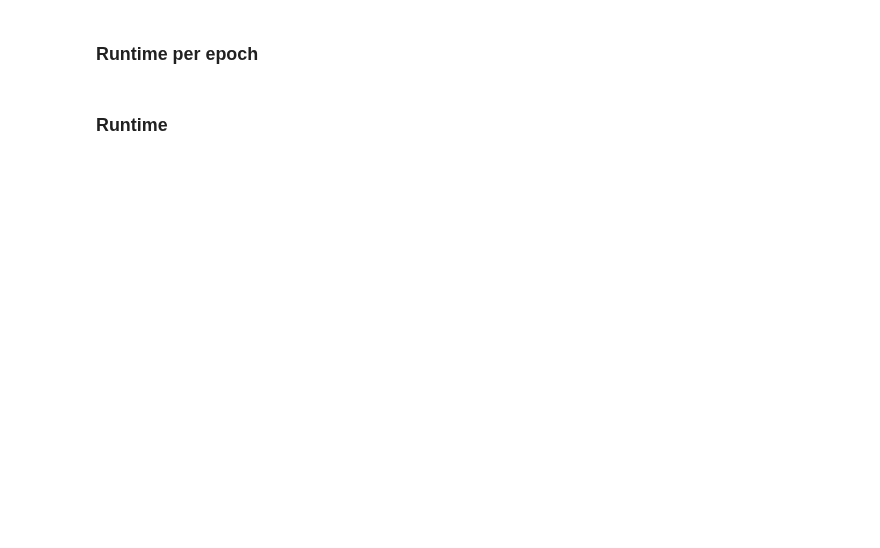
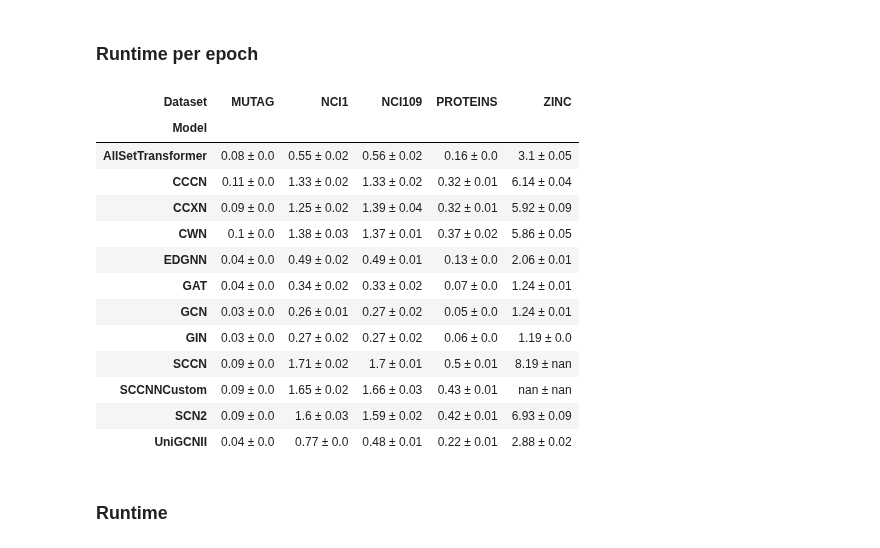
Before and after one commit to geometric-intelligence/TopoBench, a Jupyter notebook: tutorials/extract_time.ipynb, the cells around one changed output. Drawn from its saved outputs; the diff is of its cells as text; code cells hidden in the pictures; blank space fills up the shorter version.

```diff
--- a/tutorials/extract_time.ipynb
+++ b/tutorials/extract_time.ipynb
@@ -328,7 +320,22 @@ result_dict.columns = ["Dataset", "Model", "Average Time per Epoch"]
 # %%
 result_dict.pivot_table(
     index="Model", columns="Dataset", values="Average Time per Epoch", aggfunc="first"
-)[['MUTAG', 'NCI1','NCI109','PROTEINS','ZINC','IMDB-BINARY','IMDB-MULTI']]
+)[['MUTAG', 'NCI1','NCI109','PROTEINS','ZINC']]
+# %% [output]
+| Dataset | MUTAG | NCI1 | NCI109 | PROTEINS | ZINC |
+| Model |  |  |  |  |  |
+| AllSetTransformer | 0.08 ± 0.0 | 0.55 ± 0.02 | 0.56 ± 0.02 | 0.16 ± 0.0 | 3.1 ± 0.05 |
+| CCCN | 0.11 ± 0.0 | 1.33 ± 0.02 | 1.33 ± 0.02 | 0.32 ± 0.01 | 6.14 ± 0.04 |
+| CCXN | 0.09 ± 0.0 | 1.25 ± 0.02 | 1.39 ± 0.04 | 0.32 ± 0.01 | 5.92 ± 0.09 |
+| CWN | 0.1 ± 0.0 | 1.38 ± 0.03 | 1.37 ± 0.01 | 0.37 ± 0.02 | 5.86 ± 0.05 |
+| EDGNN | 0.04 ± 0.0 | 0.49 ± 0.02 | 0.49 ± 0.01 | 0.13 ± 0.0 | 2.06 ± 0.01 |
+| GAT | 0.04 ± 0.0 | 0.34 ± 0.02 | 0.33 ± 0.02 | 0.07 ± 0.0 | 1.24 ± 0.01 |
+| GCN | 0.03 ± 0.0 | 0.26 ± 0.01 | 0.27 ± 0.02 | 0.05 ± 0.0 | 1.24 ± 0.01 |
+| GIN | 0.03 ± 0.0 | 0.27 ± 0.02 | 0.27 ± 0.02 | 0.06 ± 0.0 | 1.19 ± 0.0 |
+| SCCN | 0.09 ± 0.0 | 1.71 ± 0.02 | 1.7 ± 0.01 | 0.5 ± 0.01 | 8.19 ± nan |
+| SCCNNCustom | 0.09 ± 0.0 | 1.65 ± 0.02 | 1.66 ± 0.03 | 0.43 ± 0.01 | nan ± nan |
+| SCN2 | 0.09 ± 0.0 | 1.6 ± 0.03 | 1.59 ± 0.02 | 0.42 ± 0.01 | 6.93 ± 0.09 |
+| UniGCNII | 0.04 ± 0.0 | 0.77 ± 0.0 | 0.48 ± 0.01 | 0.22 ± 0.01 | 2.88 ± 0.02 |
 # %% [markdown]
 ### Runtime
 # %%
```
Also changed, not shown: parts of 4 cells of this notebook.
